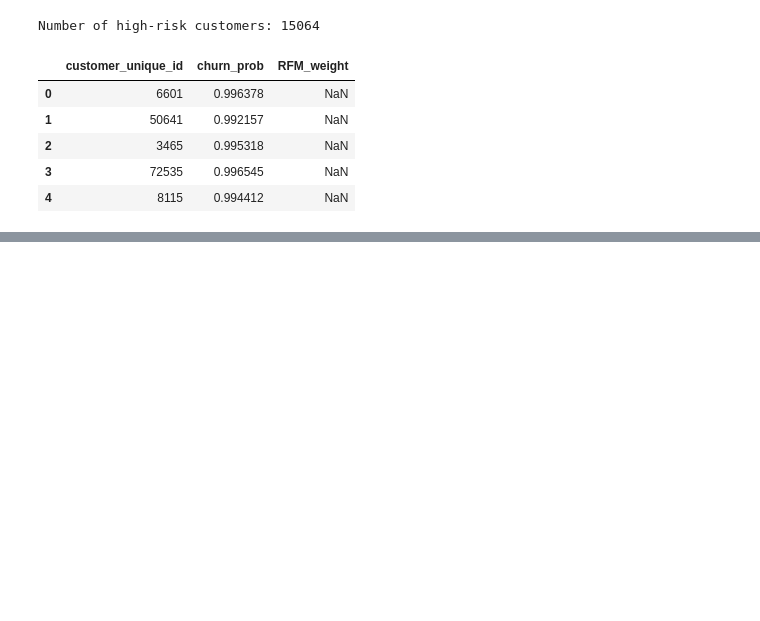
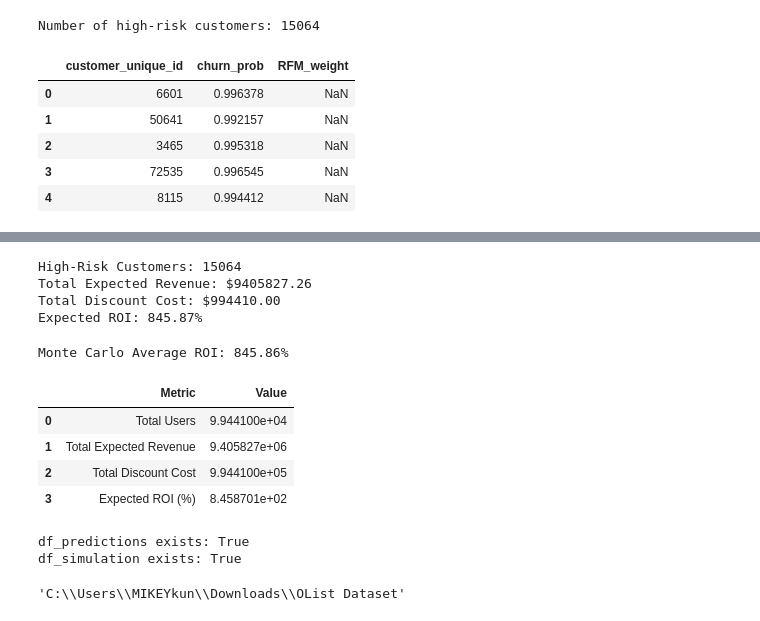
Before and after one commit to mudit-sharma-02/Customer-Intelligence-Revenue-Optimization-System, a Jupyter notebook: Customer Intelligence & Revenue Optimization System.ipynb, the cells around one changed output, grey strips where cells are left out. Drawn from its saved outputs; the diff is of its cells as text; code cells hidden in the pictures; blank space fills up the shorter version.

```diff
--- a/Customer Intelligence & Revenue Optimization System.ipynb
+++ b/Customer Intelligence & Revenue Optimization System.ipynb
@@ -549,0 +588,55 @@ high_risk['churn_prob_after_offer'] = high_risk['churn_prob'] * (1 - retention_l
+# %%
+df_model = df_predictions.copy()  # your churn predictions DataFrame
+df_sim = customer_revenue.merge(df_model, on="customer_id", how="left")
+df_sim["churn_prob"] = df_sim["churn_prob"].fillna(df_sim["churn_prob"].mean())
+# %%
+discount_amount = 10  # $10 retention offer
+df_sim["discount_offered"] = discount_amount
+# %%
+discount_effectiveness = 0.3
+df_sim["churn_prob_after_discount"] = df_sim["churn_prob"] * (1 - discount_effectiveness)
+df_sim["retention_prob"] = 1 - df_sim["churn_prob_after_discount"]
+df_sim["expected_revenue"] = df_sim["retention_prob"] * df_sim["total_revenue"]
+df_sim["discount_cost"] = discount_amount  # cost per user
+df_sim["net_profit"] = df_sim["expected_revenue"] - df_sim["discount_cost"]
+# %%
+total_expected_revenue = df_sim["expected_revenue"].sum()
+total_discount_cost = df_sim["discount_cost"].sum()
+roi = (total_expected_revenue - total_discount_cost) / total_discount_cost
+
+print(f"High-Risk Customers: {len(high_risk)}")
+print(f"Total Expected Revenue: ${total_expected_revenue:.2f}")
+print(f"Total Discount Cost: ${total_discount_cost:.2f}")
+print(f"Expected ROI: {roi*100:.2f}%")
+# %% [output]
+High-Risk Customers: 15064
+Total Expected Revenue: $9405827.26
+Total Discount Cost: $994410.00
+Expected ROI: 845.87%
+# %%
+simulations = 1000
+roi_list = []
+
+for i in range(simulations):
+    simulated_retention = df_sim["churn_prob"] * (1 - np.random.normal(discount_effectiveness, 0.05, len(df_sim)))
+    simulated_retention = 1 - simulated_retention
+    expected_revenue_mc = simulated_retention * df_sim["total_revenue"]
+    net_profit_mc = expected_revenue_mc - discount_amount
+    roi_list.append(net_profit_mc.sum() / total_discount_cost)
+
+print(f"Monte Carlo Average ROI: {np.mean(roi_list)*100:.2f}%")
+# %% [output]
+Monte Carlo Average ROI: 845.86%
+# %%
+summary = pd.DataFrame({
+    "Metric": ["Total Users", "Total Expected Revenue", "Total Discount Cost", "Expected ROI (%)"],
+    "Value": [len(df_sim), total_expected_revenue, total_discount_cost, roi*100]
+})
+
+summary
+# %% [output]
+|  | Metric | Value |
+| 0 | Total Users | 9.944100e+04 |
+| 1 | Total Expected Revenue | 9.405827e+06 |
+| 2 | Total Discount Cost | 9.944100e+05 |
+| 3 | Expected ROI (%) | 8.458701e+02 |
@@ -549,0 +646,12 @@ high_risk['churn_prob_after_offer'] = high_risk['churn_prob'] * (1 - retention_l
+# %%
+import os
+
+print("df_predictions exists:", os.path.exists("df_predictions.csv"))
+print("df_simulation exists:", os.path.exists("df_simulation.csv"))
+# %% [output]
+df_predictions exists: True
+df_simulation exists: True
+# %%
+os.getcwd()
+# %% [output]
+'C:\\Users\\MIKEYkun\\Downloads\\OList Dataset'
```
Also changed, not shown: parts of 10 cells of this notebook.
